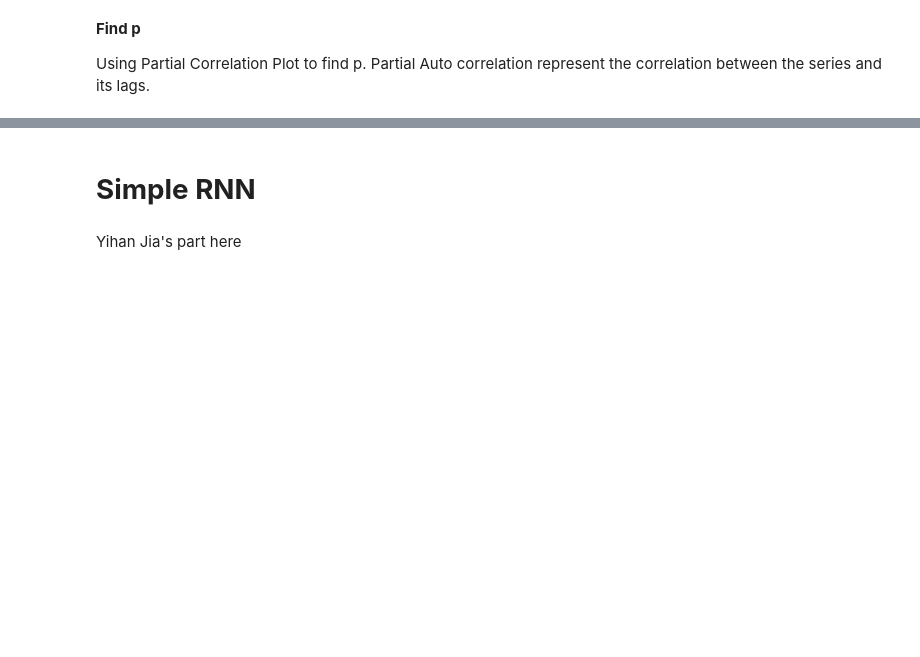
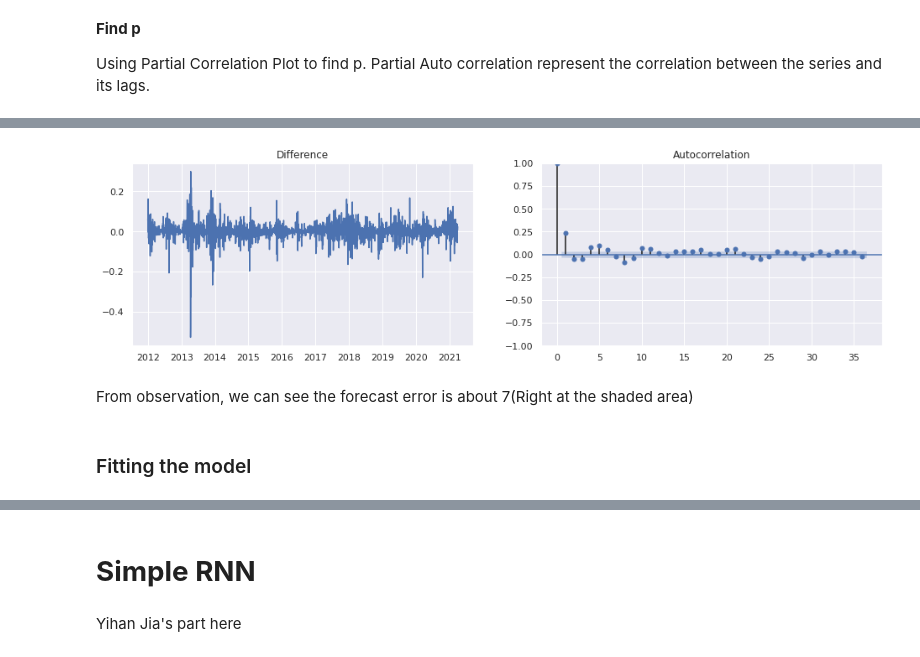
Before and after one commit to zhouchun0105/BA780-project, a Jupyter notebook: Bitcoin_Price_and_its_Movement_Direction_Prediction_2.ipynb, the cells around one changed output, grey strips where cells are left out. Cells and saved outputs as stored; diff of their text form; code cells hidden in the pictures; blank space fills up the shorter version.

```diff
--- a/Bitcoin_Price_and_its_Movement_Direction_Prediction_2.ipynb
+++ b/Bitcoin_Price_and_its_Movement_Direction_Prediction_2.ipynb
@@ -396,10 +446,17 @@ use ACF plot to find q
 # %%
-diff = df.Close.diff().dropna()
+#first difference
+diff_q= log(df.Close).diff().dropna()
 
 fig, (ax1, ax2)= plt.subplots(1, 2, figsize= (16, 4))
 
-ax1.plot(df.Close)
+ax1.plot(diff_q)
 ax1.set_title('Difference')
 ax2.set_ylim(0, 1)
-plot_acf(diff, ax= ax2);
+plot_acf(diff_q, ax= ax2);
+# %% [output]
+[figure, added]
+# %% [markdown]
+From observation, we can see the forecast error is about 7(Right at the shaded area)
+# %% [markdown]
+### Fitting the model
 # %%
```
Also changed, not shown: parts of 44 cells of this notebook.
